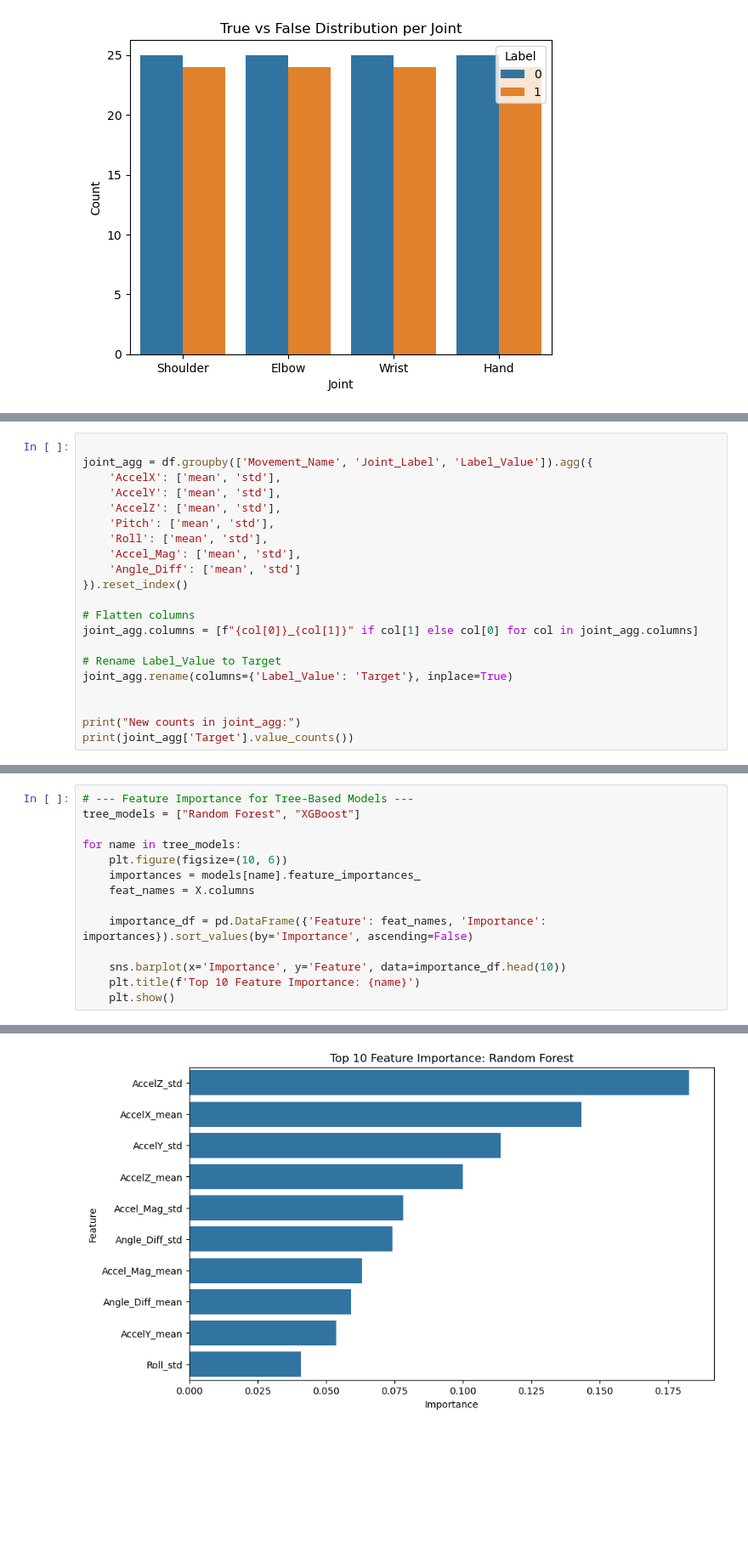
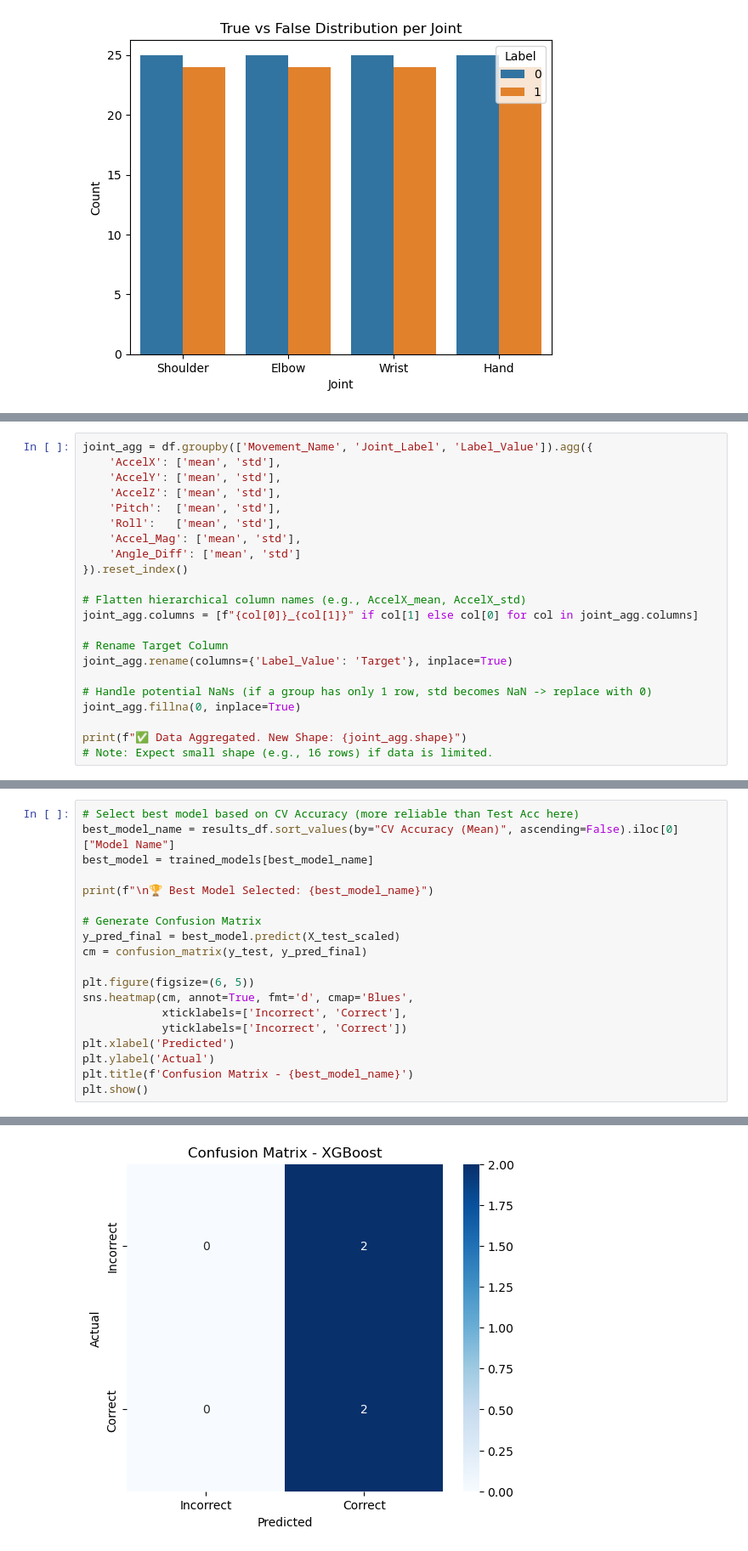
Before and after one commit to sohailamohamed15/Motion-Classification-Rehab, a Jupyter notebook: notebooks/mpudata.ipynb, the cells around one changed output, grey strips where cells are left out. Shown at 85% size. Cells and saved outputs as stored; diff of their text form; blank space fills up the shorter version.

Commit message:
Finalized pipeline with tuned models and corrected preprocessing

```diff
--- a/notebooks/mpudata.ipynb
+++ b/notebooks/mpudata.ipynb
@@ -163,22 +145,23 @@ df.head()
 # %%
-
 joint_agg = df.groupby(['Movement_Name', 'Joint_Label', 'Label_Value']).agg({
     'AccelX': ['mean', 'std'],
     'AccelY': ['mean', 'std'],
     'AccelZ': ['mean', 'std'],
-    'Pitch': ['mean', 'std'],
-    'Roll': ['mean', 'std'],
+    'Pitch':  ['mean', 'std'],
+    'Roll':   ['mean', 'std'],
     'Accel_Mag': ['mean', 'std'],
     'Angle_Diff': ['mean', 'std']
 }).reset_index()
 
-# Flatten columns
+# Flatten hierarchical column names (e.g., AccelX_mean, AccelX_std)
 joint_agg.columns = [f"{col[0]}_{col[1]}" if col[1] else col[0] for col in joint_agg.columns]
 
-# Rename Label_Value to Target
+# Rename Target Column
 joint_agg.rename(columns={'Label_Value': 'Target'}, inplace=True)
 
+# Handle potential NaNs (if a group has only 1 row, std becomes NaN -> replace with 0)
+joint_agg.fillna(0, inplace=True)
 
-print("New counts in joint_agg:")
-print(joint_agg['Target'].value_counts())
+print(f"✅ Data Aggregated. New Shape: {joint_agg.shape}")
+# Note: Expect small shape (e.g., 16 rows) if data is limited.
 # %% [output]
@@ -300,15 +288,20 @@ display(cv_results_df)
 # %%
-# --- Feature Importance for Tree-Based Models ---
-tree_models = ["Random Forest", "XGBoost"]
+# Select best model based on CV Accuracy (more reliable than Test Acc here)
+best_model_name = results_df.sort_values(by="CV Accuracy (Mean)", ascending=False).iloc[0]["Model Name"]
+best_model = trained_models[best_model_name]
 
-for name in tree_models:
-    plt.figure(figsize=(10, 6))
-    importances = models[name].feature_importances_
-    feat_names = X.columns
+print(f"\n🏆 Best Model Selected: {best_model_name}")
 
-    importance_df = pd.DataFrame({'Feature': feat_names, 'Importance': importances}).sort_values(by='Importance', ascending=False)
+# Generate Confusion Matrix
+y_pred_final = best_model.predict(X_test_scaled)
+cm = confusion_matrix(y_test, y_pred_final)
 
-    sns.barplot(x='Importance', y='Feature', data=importance_df.head(10))
-    plt.title(f'Top 10 Feature Importance: {name}')
-    plt.show()
+plt.figure(figsize=(6, 5))
+sns.heatmap(cm, annot=True, fmt='d', cmap='Blues',
+            xticklabels=['Incorrect', 'Correct'],
+            yticklabels=['Incorrect', 'Correct'])
+plt.xlabel('Predicted')
+plt.ylabel('Actual')
+plt.title(f'Confusion Matrix - {best_model_name}')
+plt.show()
 # %% [output]
@@ -315 +309 @@ for name in tree_models:
-[figure, old version]
+[figure, new version]
```
Also changed, not shown: parts of 27 cells of this notebook, 2 other files.
